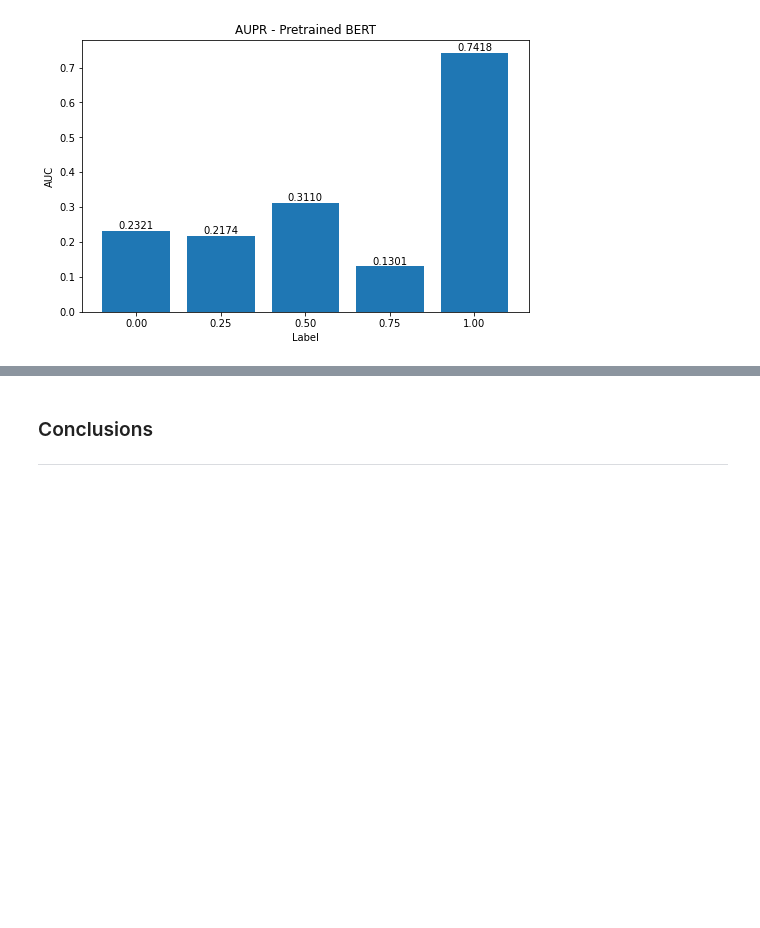
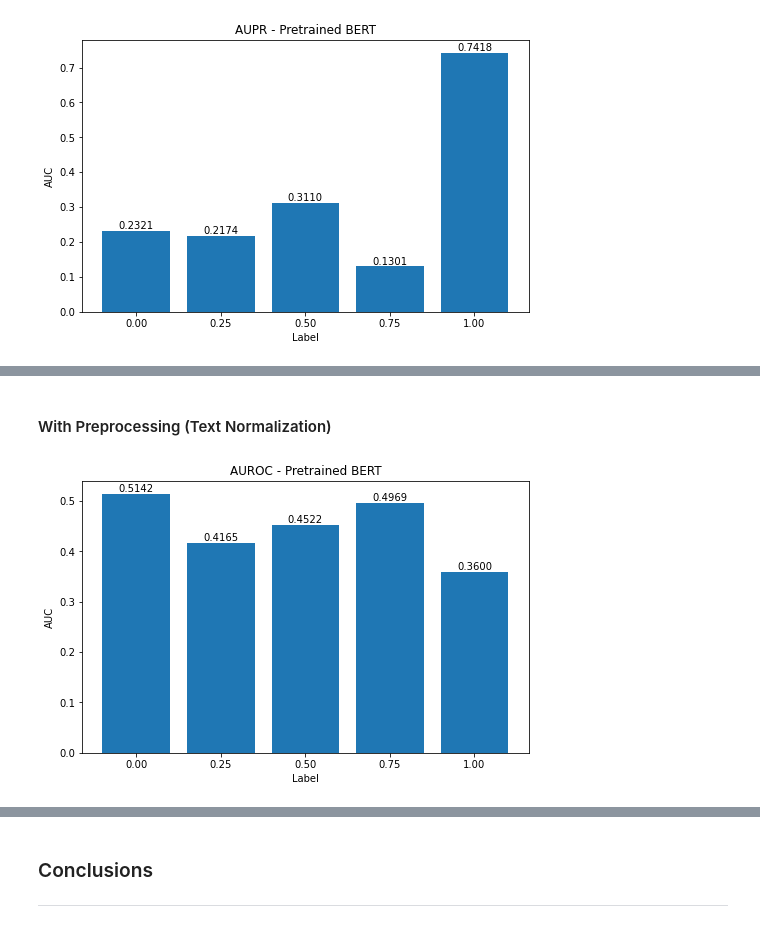
Before and after one commit to tungtngyn/semantic-similarity-patents, a Jupyter notebook: advanced_models.ipynb, the cells around one changed output, grey strips where cells are left out. Saved outputs shown, nothing was run; the diff lists cells and outputs as text; code cells hidden in the pictures; blank space fills up the shorter version.

```diff
--- a/advanced_models.ipynb
+++ b/advanced_models.ipynb
@@ -402,0 +405,9 @@ ROC and PR curves on the validation dataset is plotted below for the BERT model:
+# %% [markdown]
+#### With Preprocessing (Text Normalization)
+# %%
+df_bert = pd.read_csv(r'./results/bert/with_preproc/areas.csv')
+df = df_bert[df_bert.epoch == 10]
+# %%
+plot_auc(np.linspace(0, 1, 5), df[auroc].values.tolist()[0], 'AUROC - Pretrained BERT')
+# %% [output]
+[figure, added]
```
Also changed, not shown: parts of 7 cells of this notebook, 46 other files.
